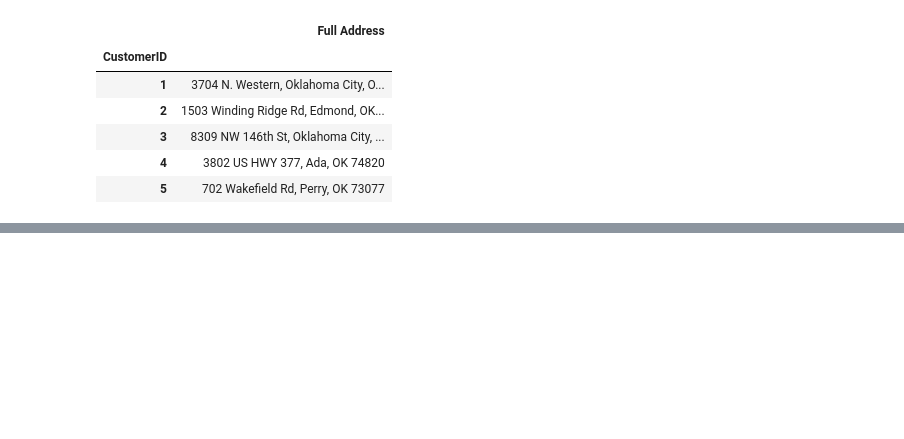
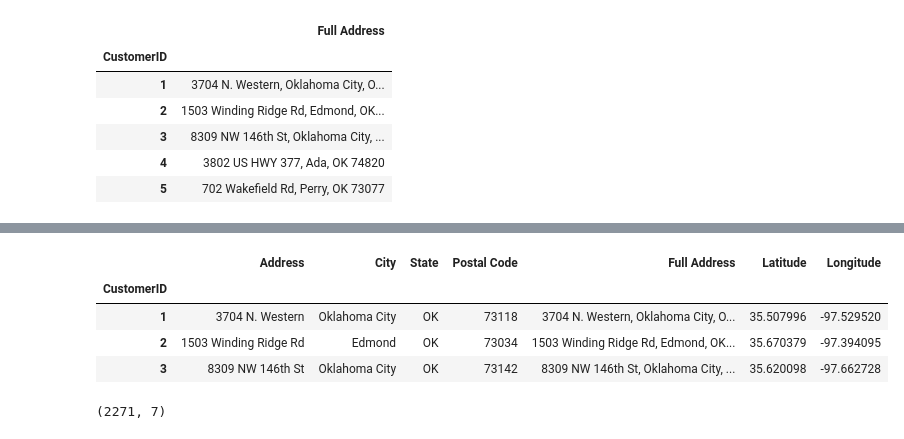
Before and after one commit to zachcornelison/K-N-Sales-Analytics, a Jupyter notebook: KN-Analytics.ipynb, the cells around one changed output, grey strips where cells are left out. Drawn from its saved outputs; the diff is of its cells as text; code cells hidden in the pictures; blank space fills up the shorter version.

```diff
--- a/KN-Analytics.ipynb
+++ b/KN-Analytics.ipynb
@@ -1087,0 +1089,16 @@ addys.head(3)
+# %%
+# drop second full address column and rename to remove suffix
+df_addresses = df_addresses.drop(['Full Address_y'], axis=1)
+df_addresses = df_addresses.rename(columns={"Full Address_x": "Full Address"})
+df_addresses.head(3)
+# %% [output]
+|  | Address | City | State | Postal Code | Full Address | Latitude | Longitude |
+| CustomerID |  |  |  |  |  |  |  |
+| 1 | 3704 N. Western | Oklahoma City | OK | 73118 | 3704 N. Western, Oklahoma City, O... | 35.507996 | -97.529520 |
+| 2 | 1503 Winding Ridge Rd | Edmond | OK | 73034 | 1503 Winding Ridge Rd, Edmond, OK... | 35.670379 | -97.394095 |
+| 3 | 8309 NW 146th St | Oklahoma City | OK | 73142 | 8309 NW 146th St, Oklahoma City, ... | 35.620098 | -97.662728 |
+# %%
+# ensure shape matches up (result is 1 less for address which coordinates could not be derived)
+df_addresses.shape
+# %% [output]
+(2271, 7)
```
Also changed, not shown: parts of 20 cells of this notebook.
